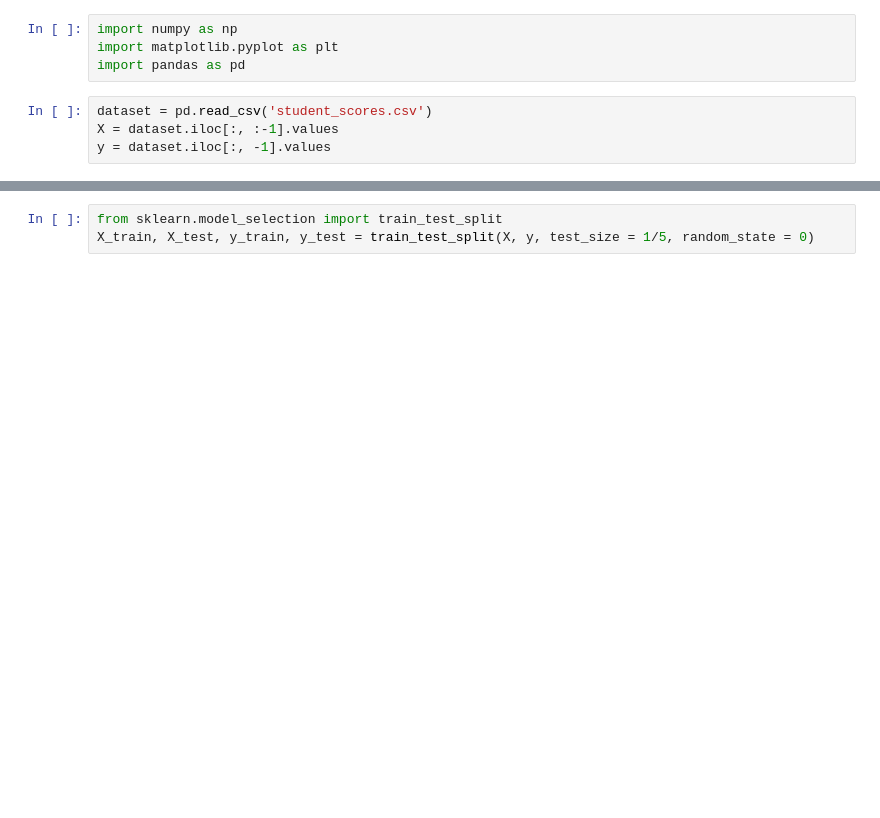
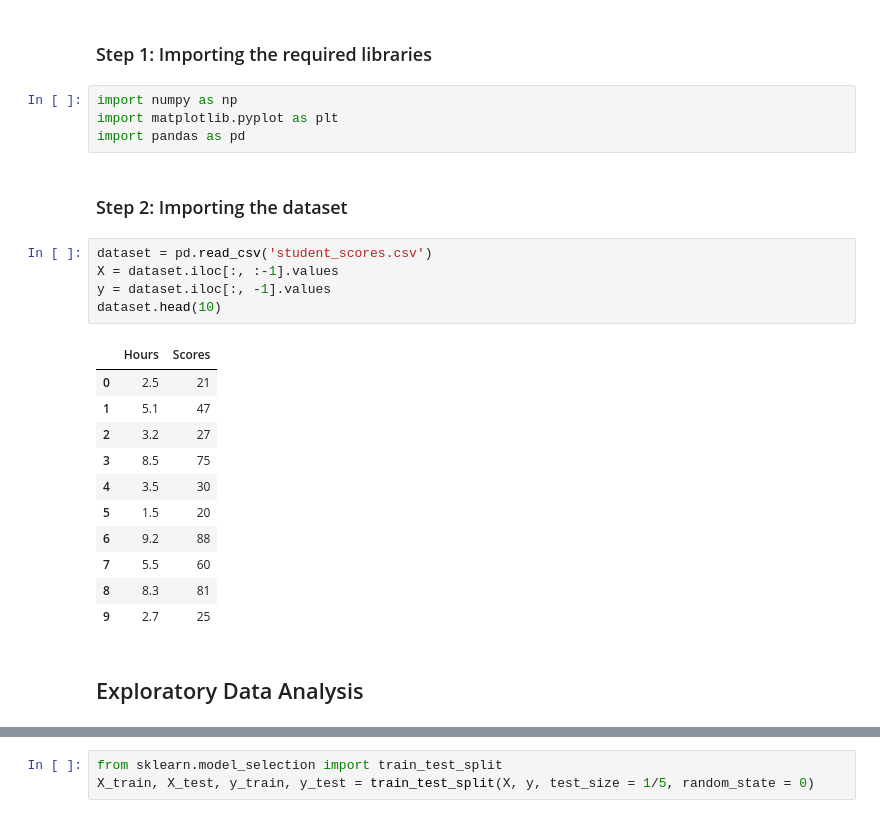
Before and after one commit to kartikson1/TSF-data-science-and-business-analytics-internship, a Jupyter notebook: Task 1/PredictScore_Task1_KartikSoni.ipynb, the cells around one changed output, grey strips where cells are left out. Drawn from its saved outputs; the diff is of its cells as text; blank space fills up the shorter version.

```diff
--- a/Task 1/PredictScore_Task1_KartikSoni.ipynb
+++ b/Task 1/PredictScore_Task1_KartikSoni.ipynb
@@ -1,8 +12,27 @@
+# %% [markdown]
+<h3> Step 1: Importing the required libraries </h3>
 # %%
 import numpy as np
 import matplotlib.pyplot as plt
 import pandas as pd
+# %% [markdown]
+<h3> Step 2: Importing the dataset </h3>
 # %%
 dataset = pd.read_csv('student_scores.csv')
 X = dataset.iloc[:, :-1].values
 y = dataset.iloc[:, -1].values
+dataset.head(10)
+# %% [output]
+|  | Hours | Scores |
+| 0 | 2.5 | 21 |
+| 1 | 5.1 | 47 |
+| 2 | 3.2 | 27 |
+| 3 | 8.5 | 75 |
+| 4 | 3.5 | 30 |
+| 5 | 1.5 | 20 |
+| 6 | 9.2 | 88 |
+| 7 | 5.5 | 60 |
+| 8 | 8.3 | 81 |
+| 9 | 2.7 | 25 |
+# %% [markdown]
+<h2> Exploratory Data Analysis </h2>
```
Also changed, not shown: parts of 16 cells of this notebook.
